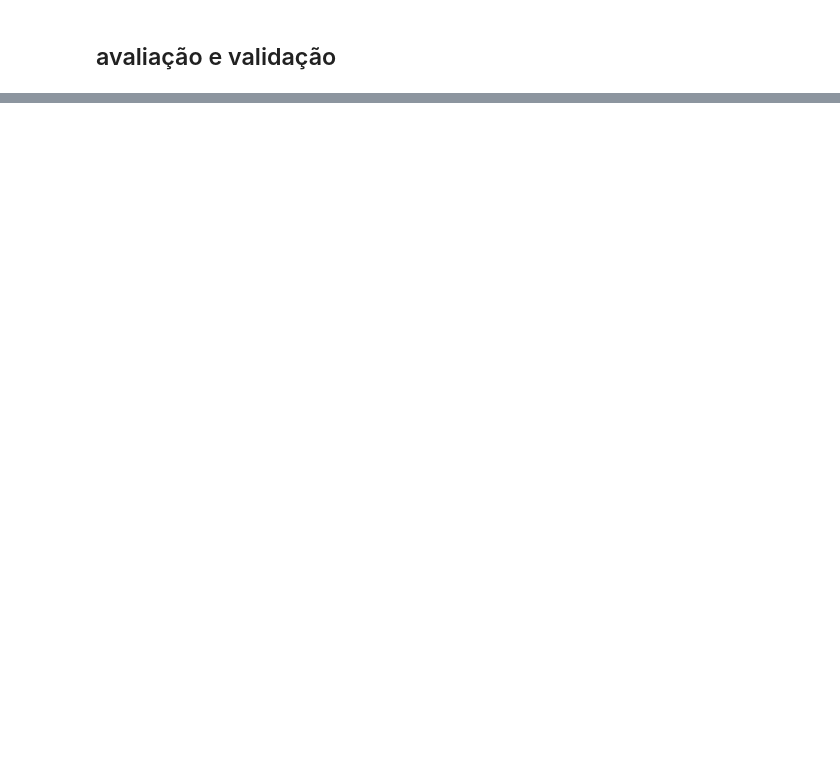
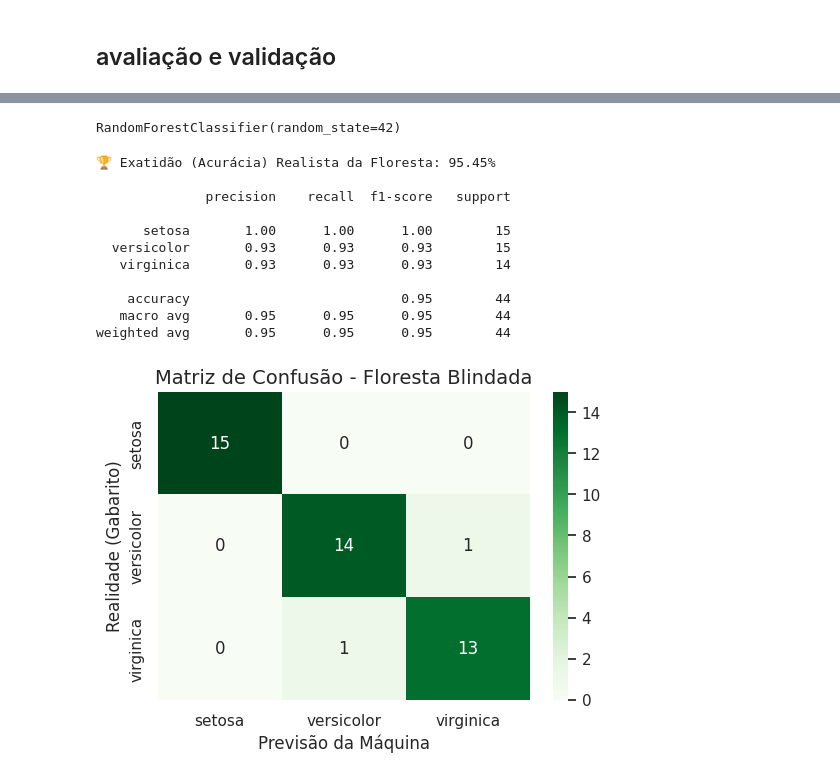
Before and after one commit to fiesc-junior-prado/arquivos_de_aula, a Jupyter notebook: S13/Aula_S13A01.ipynb, the cells around one changed output, grey strips where cells are left out. Saved outputs shown, nothing was run; the diff lists cells and outputs as text; code cells hidden in the pictures; blank space fills up the shorter version.

```diff
--- a/S13/Aula_S13A01.ipynb
+++ b/S13/Aula_S13A01.ipynb
@@ -176,0 +294,49 @@ plt.show()
+# %%
+# Construindo a minha floresta
+modelo_floresta = RandomForestClassifier(random_state=42, n_estimators=100)
+# treino
+modelo_floresta.fit(X_train_processado, y_train_codificado)
+# %% [output]
+RandomForestClassifier(random_state=42)
+# %%
+"""## 6. Avaliação, Validação e Matriz de Confusão"""
+
+from sklearn.metrics import accuracy_score, classification_report, confusion_matrix
+
+X_test_processado = esteira_processamento.transform(X_test)
+y_test_codificado = codificador_alvo.transform(y_test)
+
+previsoes = modelo_floresta.predict(X_test_processado)
+
+acuracia = accuracy_score(y_test_codificado, previsoes)
+print(f"\n🏆 Exatidão (Acurácia) Realista da Floresta: {acuracia * 100:.2f}%\n")
+print(classification_report(y_test_codificado, previsoes, target_names=codificador_alvo.classes_))
+
+# === MATRIZ DE CONFUSÃO ===
+matriz = confusion_matrix(y_test_codificado, previsoes)
+plt.figure(figsize=(6, 4))
+sns.heatmap(
+    matriz,
+    annot=True,
+    fmt='d',
+    cmap='Greens',
+    xticklabels=codificador_alvo.classes_,
+    yticklabels=codificador_alvo.classes_
+)
+plt.title('Matriz de Confusão - Floresta Blindada', fontsize=14)
+plt.xlabel('Previsão da Máquina')
+plt.ylabel('Realidade (Gabarito)')
+plt.show()
+# %% [output]
+🏆 Exatidão (Acurácia) Realista da Floresta: 95.45%
+
+              precision    recall  f1-score   support
+
+      setosa       1.00      1.00      1.00        15
+  versicolor       0.93      0.93      0.93        15
+   virginica       0.93      0.93      0.93        14
+
+    accuracy                           0.95        44
+   macro avg       0.95      0.95      0.95        44
+weighted avg       0.95      0.95      0.95        44
+[figure, added]
```
Also changed, not shown: parts of 13 cells of this notebook.
